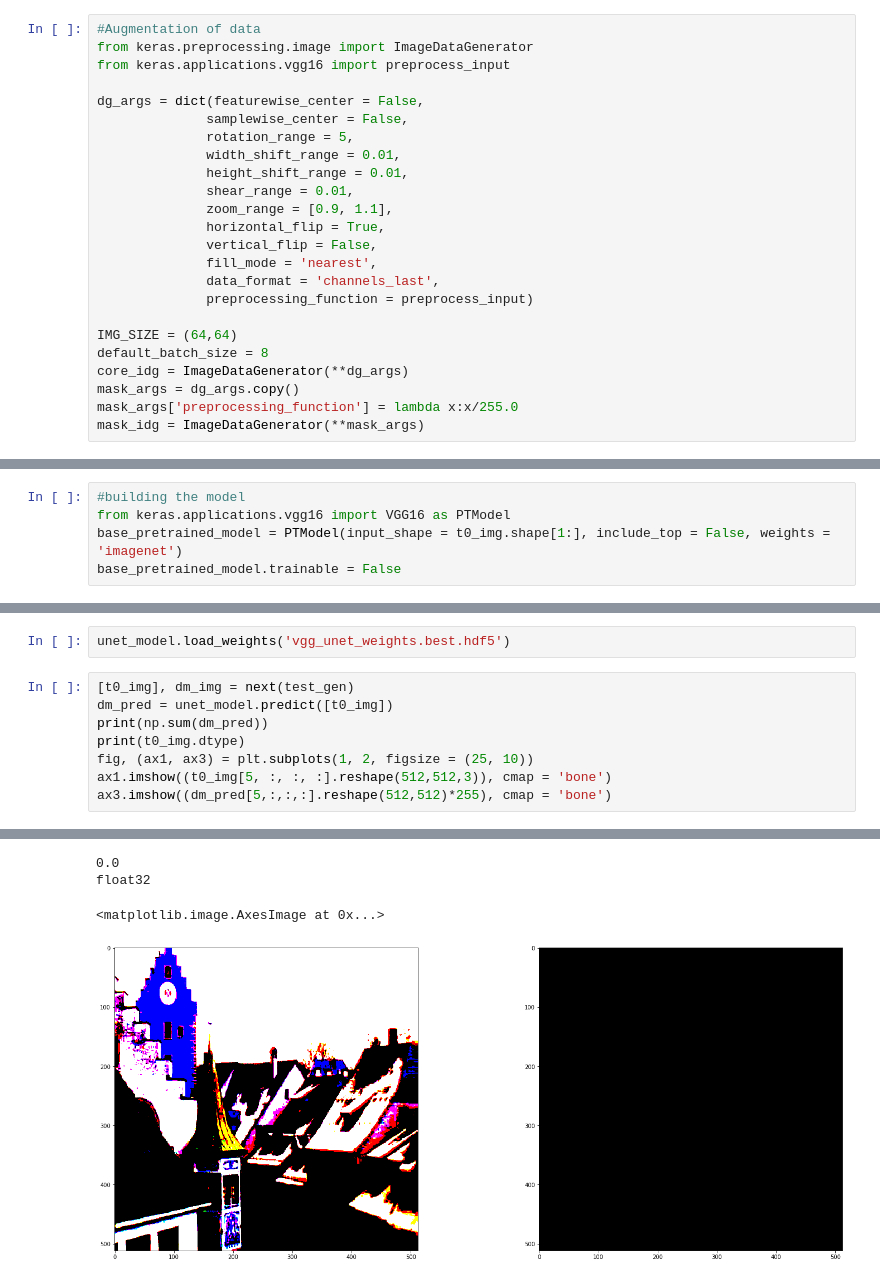
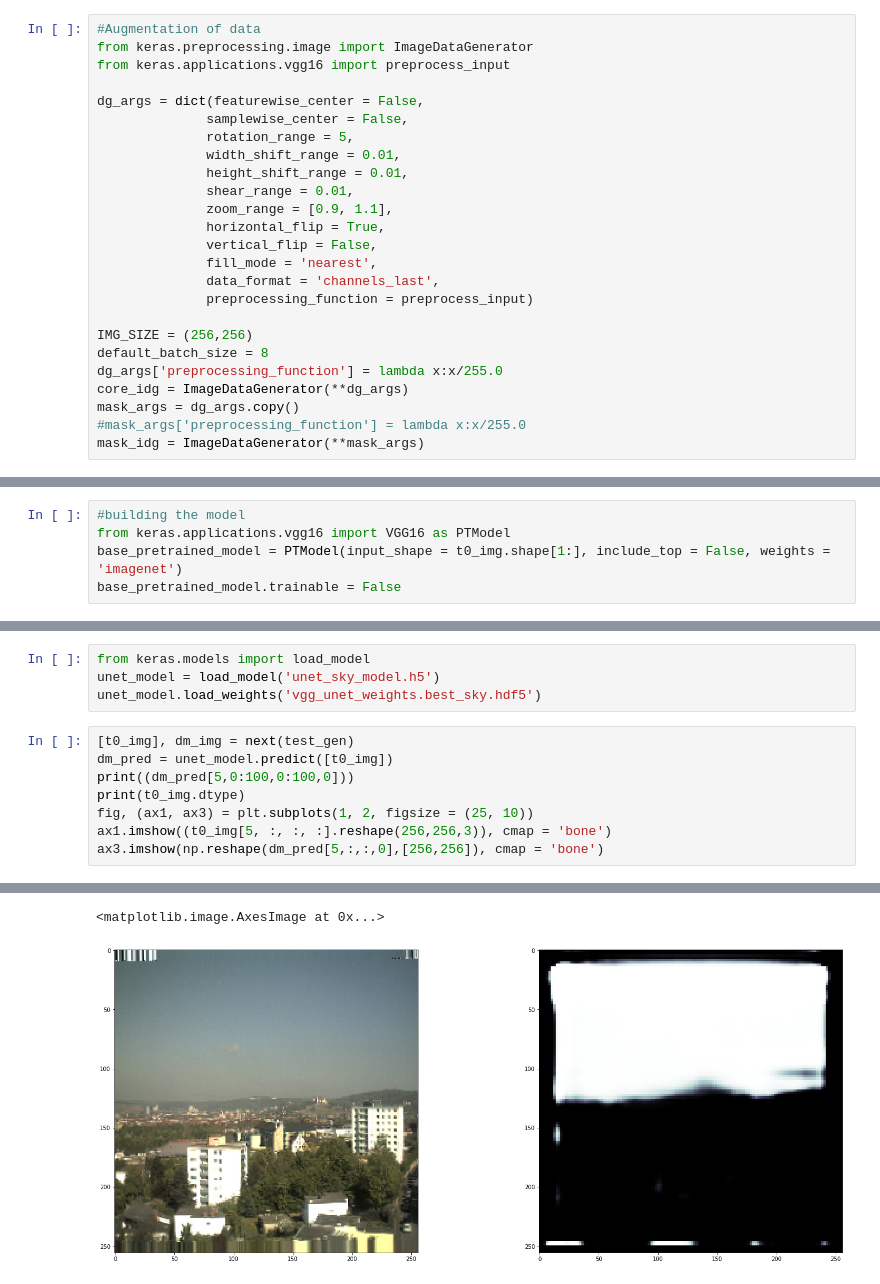
Before and after one commit to shruthisr014/unet_segmentation, a Jupyter notebook: VGG_UNET_sky.ipynb, the cells around one changed output, grey strips where cells are left out. Cells and saved outputs as stored; diff of their text form.

Commit message:
sky_mask_notebook, softmax_ade20k

```diff
--- a/VGG_UNET_sky.ipynb
+++ b/VGG_UNET_sky.ipynb
@@ -63,9 +70,10 @@ dg_args = dict(featurewise_center = False,
               data_format = 'channels_last',
               preprocessing_function = preprocess_input)
 
-IMG_SIZE = (64,64)
+IMG_SIZE = (256,256)
 default_batch_size = 8
+dg_args['preprocessing_function'] = lambda x:x/255.0
 core_idg = ImageDataGenerator(**dg_args)
 mask_args = dg_args.copy()
-mask_args['preprocessing_function'] = lambda x:x/255.0
+#mask_args['preprocessing_function'] = lambda x:x/255.0
 mask_idg = ImageDataGenerator(**mask_args)
@@ -328,11 +344,13 @@ ValueError: need at least one array to concatenate
-# %%
-unet_model.load_weights('vgg_unet_weights.best.hdf5')
+# %%
+from keras.models import load_model
+unet_model = load_model('unet_sky_model.h5')
+unet_model.load_weights('vgg_unet_weights.best_sky.hdf5')
 # %%
 [t0_img], dm_img = next(test_gen)
 dm_pred = unet_model.predict([t0_img])
-print(np.sum(dm_pred))
+print((dm_pred[5,0:100,0:100,0]))
 print(t0_img.dtype)
 fig, (ax1, ax3) = plt.subplots(1, 2, figsize = (25, 10))
-ax1.imshow((t0_img[5, :, :, :].reshape(512,512,3)), cmap = 'bone')
-ax3.imshow((dm_pred[5,:,:,:].reshape(512,512)*255), cmap = 'bone')
+ax1.imshow((t0_img[5, :, :, :].reshape(256,256,3)), cmap = 'bone')
+ax3.imshow(np.reshape(dm_pred[5,:,:,0],[256,256]), cmap = 'bone')
 # %% [output]
@@ -340,6 +371,4 @@ Clipping input data to the valid range for imshow with RGB data ([0..1] for floa
-0.0
-float32
+<matplotlib.image.AxesImage at 0x...>
-<matplotlib.image.AxesImage at 0x...>
-[figure, old version]
+[figure, new version]
 # %%
 from PIL import Image
```
Also changed, not shown: parts of 17 cells of this notebook, 6 other files.
